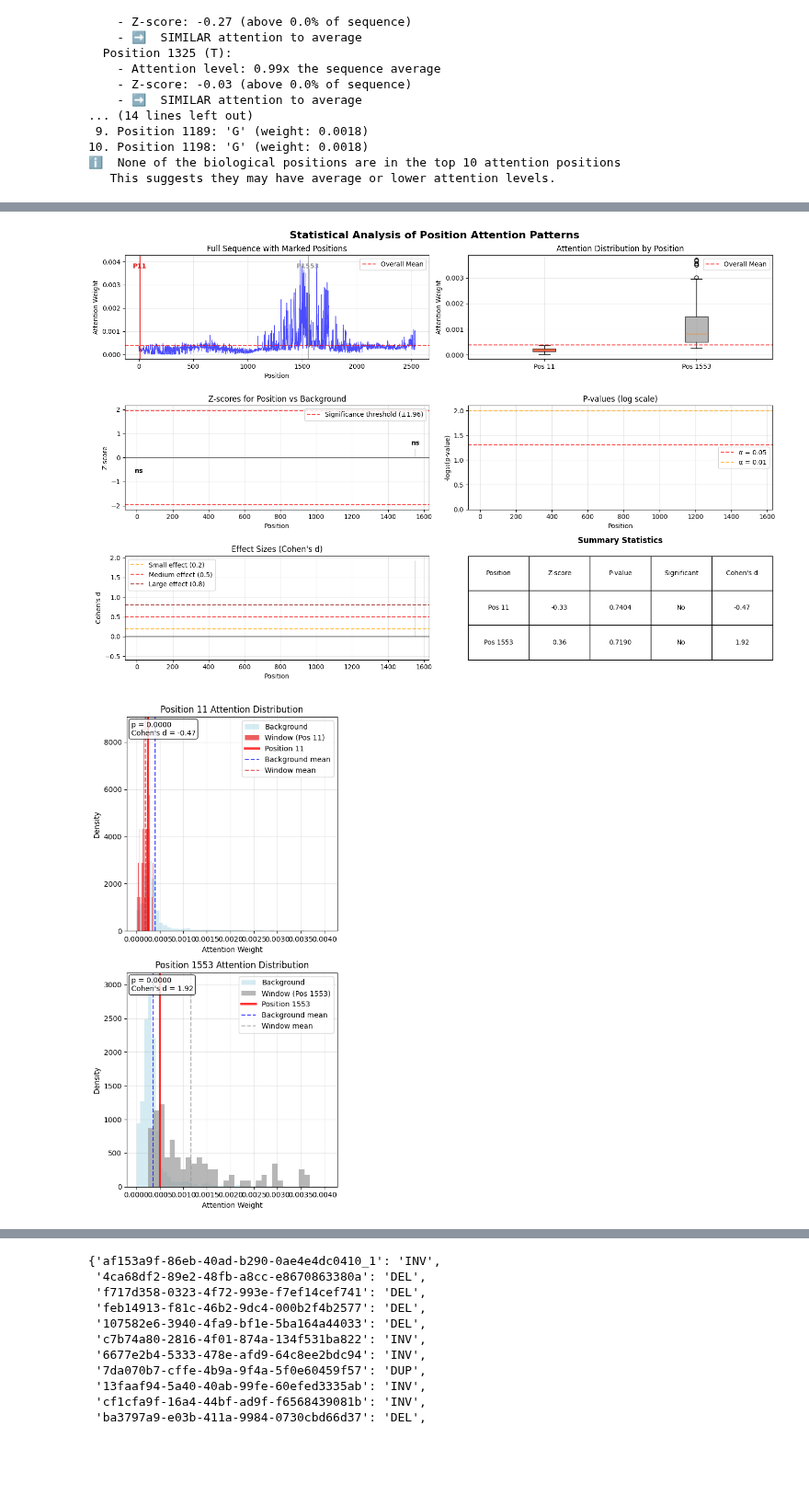
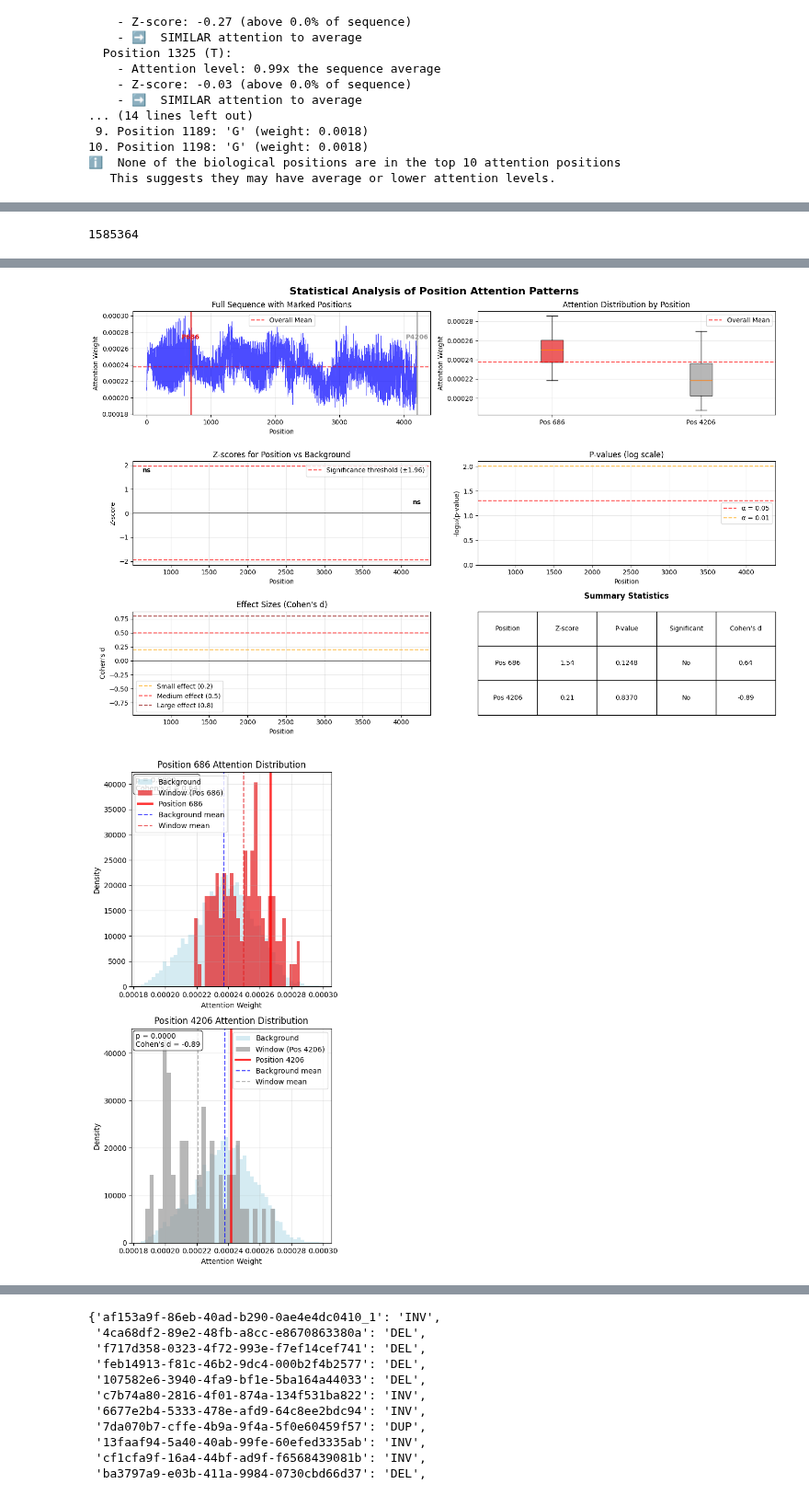
Before and after one commit to ylab-hi/ChimeraLM, a Jupyter notebook: notebooks/attention.ipynb, the cells around one changed output, grey strips where cells are left out. Shown at 92% size. Cells and saved outputs as stored; diff of their text form; code cells hidden in the pictures; blank space fills up the shorter version.

```diff
--- a/notebooks/attention.ipynb
+++ b/notebooks/attention.ipynb
@@ -2006,0 +2625,4 @@ def test_statistical_analysis_with_current_read(read):
+# %%
+986 + 1584378
+# %% [output]
+1585364
@@ -2008,8 +2757,11 @@ def test_statistical_analysis_with_current_read(read):
 # Run the test
 print("Testing comprehensive statistical analysis...")
 # read = next(chimeric_reads)
+# read = next(inv_filter_mk1c_vcf_df_iterator)
 
-read = next(inv_filter_mk1c_vcf_df_iterator)
-statistical_results = test_statistical_analysis_with_current_read(read)
+selected_read = "aed3bcc2-4e60-487d-afc5-8393918ef92d_1"
+selected_read = mk1c_vcf_df[mk1c_vcf_df.read_name == selected_read].iloc[0,:]
+selected_read
+statistical_results = test_statistical_analysis_with_current_read(selected_read)
 # %% [output]
 Testing comprehensive statistical analysis...
@@ -2032,2 +2791,2 @@ Pairwise Comparisons (Bonferroni corrected):
-[figure, old version]
+[figure, new version]
-[figure, old version]
+[figure, new version]
```
Also changed, not shown: parts of 21 cells of this notebook, 1 other file.
